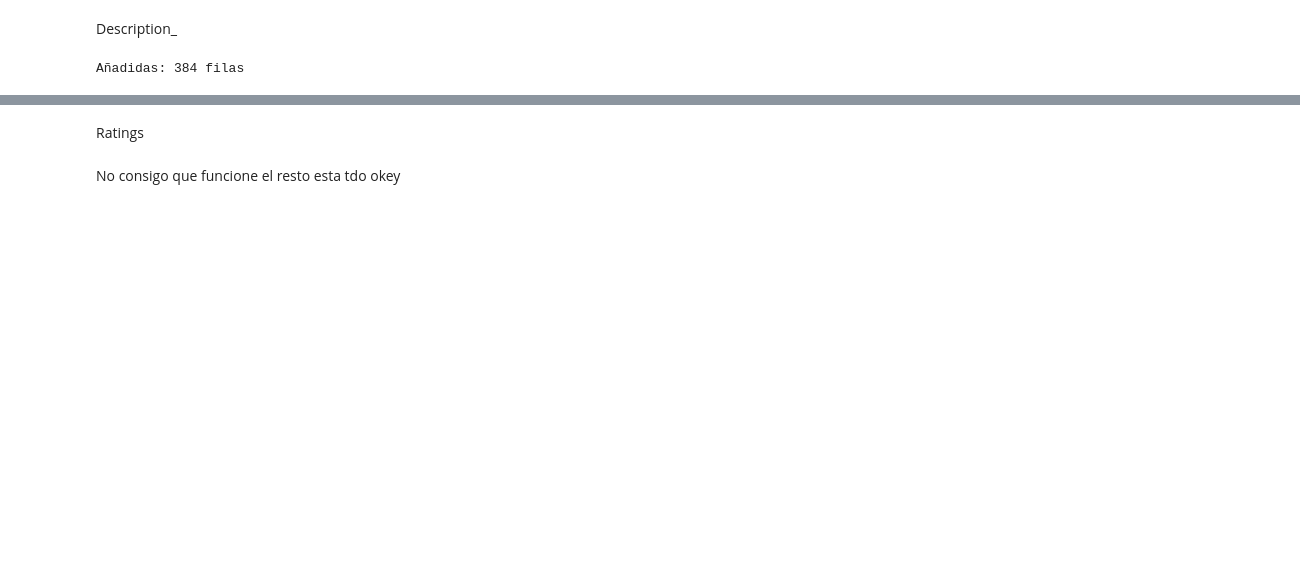
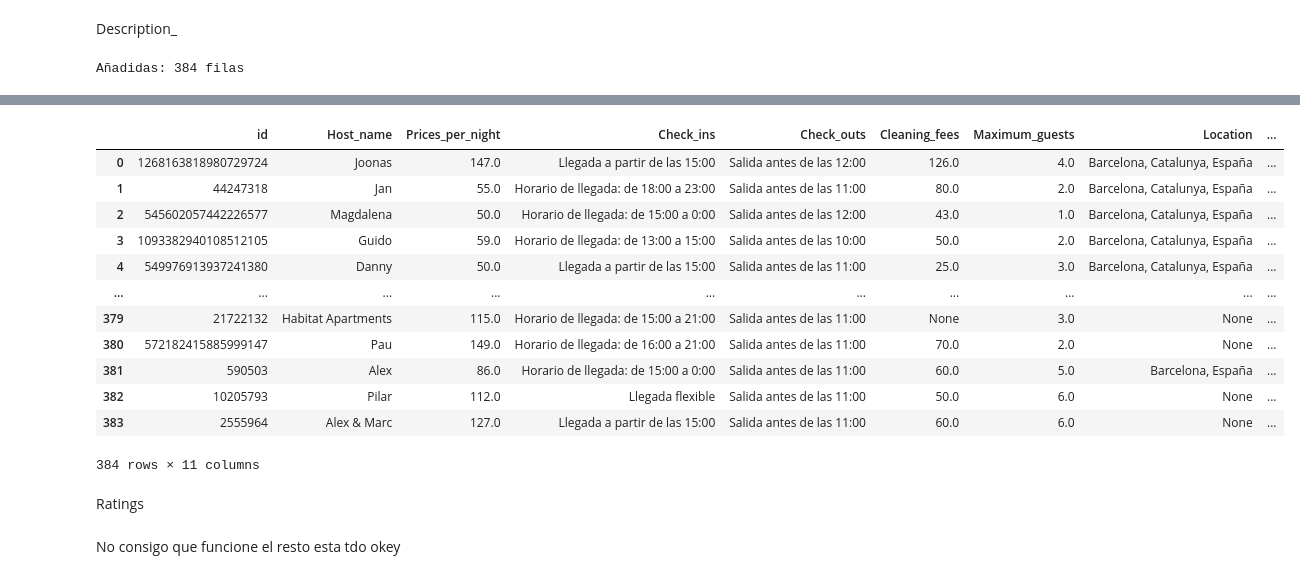
Before and after one commit to DiogoBernardoPT/Proyecto-Final-Bootcamp---Dream-Team, a Jupyter notebook: ETL - Fase 3 - SQL.ipynb, the cells around one changed output, grey strips where cells are left out. Saved outputs shown, nothing was run; the diff lists cells and outputs as text; code cells hidden in the pictures; blank space fills up the shorter version.

```diff
--- a/ETL - Fase 3 - SQL.ipynb
+++ b/ETL - Fase 3 - SQL.ipynb
@@ -135,9 +100,9 @@ df_Ratings = df_sin_duplicados[['record_id','Ratings','Num_reviews']]
 # %% [markdown]
 Aqui nos aseguramos de que no haya ningun nan sustituyendolos todos por none (valor que si admite sql).
 # %%
-df_Description_ = df_Description_.replace({np.nan : None}) #Sustituimos todos los posibles nan por none para poder subirlos
-df_Hosting = df_Hosting.replace({np.nan : None})
-df_Ratings = df_Ratings.replace({np.nan : None})
+df_Description_ = df_Description_.replace({np.nan : None}).reset_index(drop = True) #Sustituimos todos los posibles nan por none para poder subirlos
+df_Hosting = df_Hosting.replace({np.nan : None}).reset_index(drop = True)
+df_Ratings = df_Ratings.replace({np.nan : None}).reset_index(drop = True)
 # %% [markdown]
 Aqui procedemos a la subida de las distintas tablas.
 # %% [markdown]
@@ -227,3 +207,19 @@ Añadidas: 384 filas
+# %%
+df_Description_
+# %% [output]
+|  | id | Host_name | Prices_per_night | Check_ins | Check_outs | Cleaning_fees | Maximum_guests | Location | ... |
+| 0 | 1268163818980729724 | Joonas | 147.0 | Llegada a partir de las 15:00 | Salida antes de las 12:00 | 126.0 | 4.0 | Barcelona, Catalunya, España | ... |
+| 1 | 44247318 | Jan | 55.0 | Horario de llegada: de 18:00 a 23:00 | Salida antes de las 11:00 | 80.0 | 2.0 | Barcelona, Catalunya, España | ... |
+| 2 | 545602057442226577 | Magdalena | 50.0 | Horario de llegada: de 15:00 a 0:00 | Salida antes de las 12:00 | 43.0 | 1.0 | Barcelona, Catalunya, España | ... |
+| 3 | 1093382940108512105 | Guido | 59.0 | Horario de llegada: de 13:00 a 15:00 | Salida antes de las 10:00 | 50.0 | 2.0 | Barcelona, Catalunya, España | ... |
+| 4 | 549976913937241380 | Danny | 50.0 | Llegada a partir de las 15:00 | Salida antes de las 11:00 | 25.0 | 3.0 | Barcelona, Catalunya, España | ... |
+| ... | ... | ... | ... | ... | ... | ... | ... | ... | ... |
+| 379 | 21722132 | Habitat Apartments | 115.0 | Horario de llegada: de 15:00 a 21:00 | Salida antes de las 11:00 | None | 3.0 | None | ... |
+| 380 | 572182415885999147 | Pau | 149.0 | Horario de llegada: de 16:00 a 21:00 | Salida antes de las 11:00 | 70.0 | 2.0 | None | ... |
+| 381 | 590503 | Alex | 86.0 | Horario de llegada: de 15:00 a 0:00 | Salida antes de las 11:00 | 60.0 | 5.0 | Barcelona, España | ... |
+| 382 | 10205793 | Pilar | 112.0 | Llegada flexible | Salida antes de las 11:00 | 50.0 | 6.0 | None | ... |
+| 383 | 2555964 | Alex & Marc | 127.0 | Llegada a partir de las 15:00 | Salida antes de las 11:00 | 60.0 | 6.0 | None | ... |
+384 rows × 11 columns
 # %% [markdown]
 Ratings
 # %% [markdown]
```
Also changed, not shown: parts of 7 cells of this notebook.
